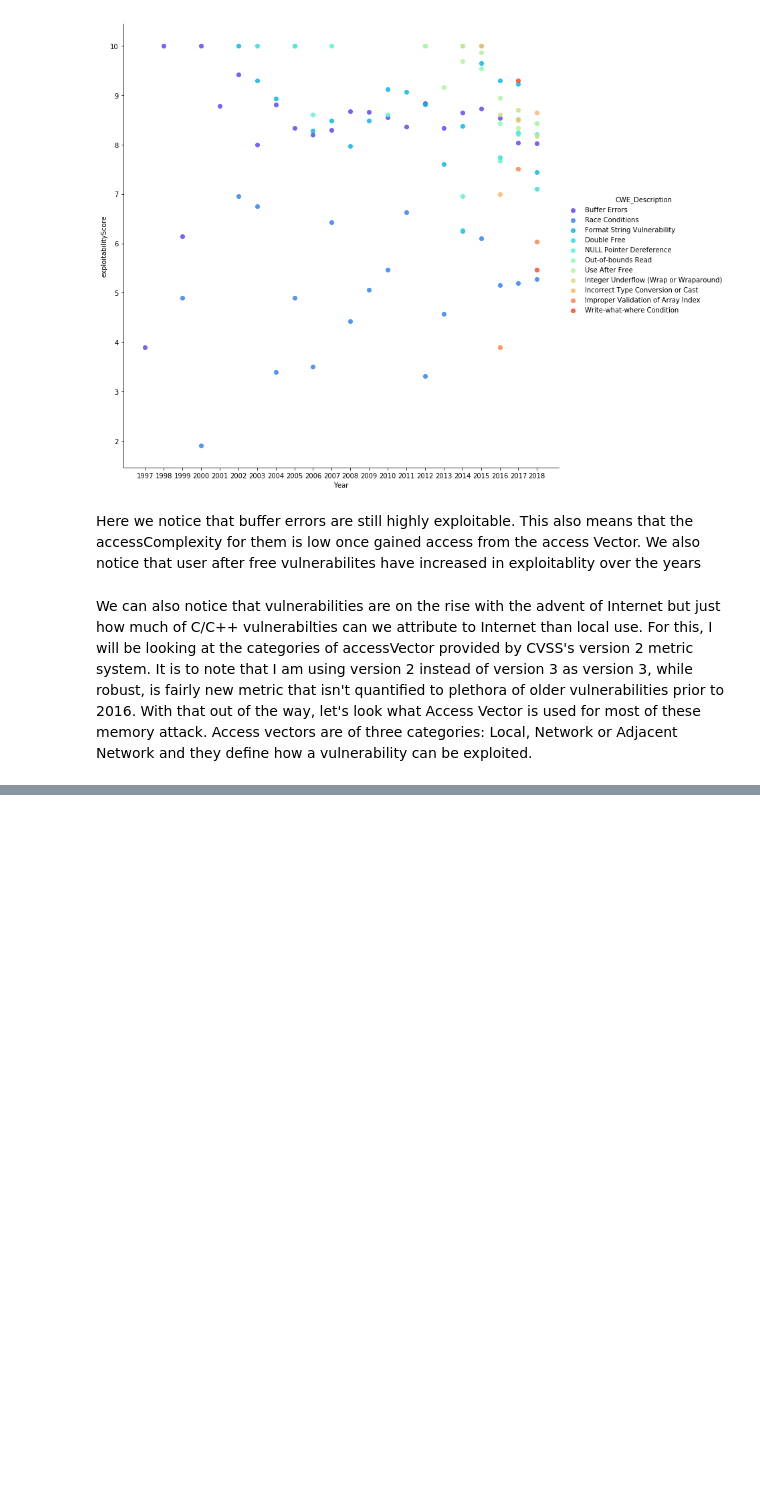
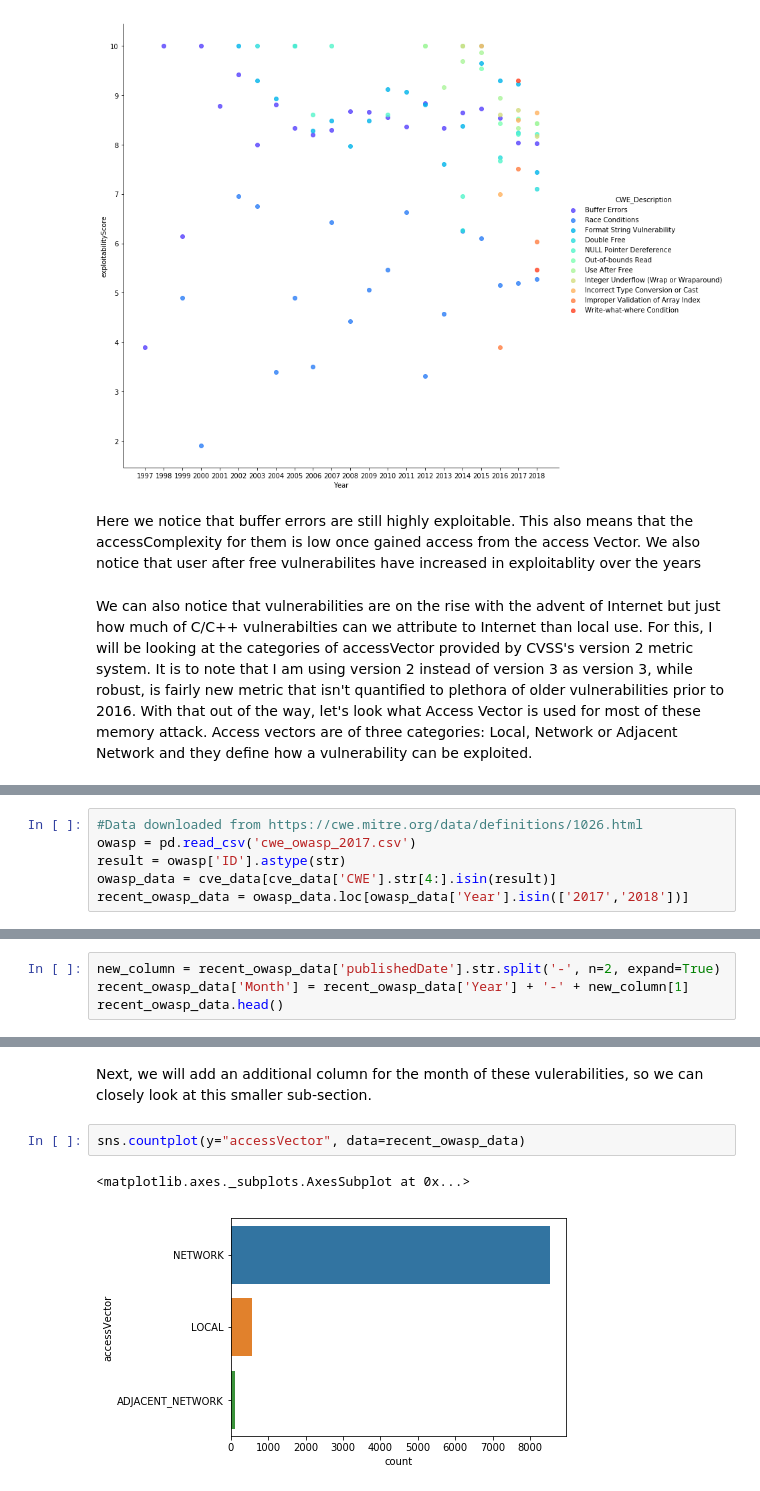
Before and after one commit to suzantrt/CMSC320, a Jupyter notebook: FinalTutorial.ipynb, the cells around one changed output, grey strips where cells are left out. Cells and saved outputs as stored; diff of their text form; blank space fills up the shorter version.

```diff
--- a/FinalTutorial.ipynb
+++ b/FinalTutorial.ipynb
@@ -159,0 +166,6 @@ We can also notice that vulnerabilities are on the rise with the advent of Inter
+# %%
+#Data downloaded from https://cwe.mitre.org/data/definitions/1026.html
+owasp = pd.read_csv('cwe_owasp_2017.csv')
+result = owasp['ID'].astype(str)
+owasp_data = cve_data[cve_data['CWE'].str[4:].isin(result)]
+recent_owasp_data = owasp_data.loc[owasp_data['Year'].isin(['2017','2018'])]
@@ -159,0 +176,4 @@ We can also notice that vulnerabilities are on the rise with the advent of Inter
+# %%
+new_column = recent_owasp_data['publishedDate'].str.split('-', n=2, expand=True)
+recent_owasp_data['Month'] = recent_owasp_data['Year'] + '-' + new_column[1]
+recent_owasp_data.head()
@@ -159,0 +187,7 @@ We can also notice that vulnerabilities are on the rise with the advent of Inter
+# %% [markdown]
+Next, we will add an additional column for the month of these vulerabilities, so we can closely look at this smaller sub-section.
+# %%
+sns.countplot(y="accessVector", data=recent_owasp_data)
+# %% [output]
+<matplotlib.axes._subplots.AxesSubplot at 0x...>
+[figure, added]
```
Also changed, not shown: parts of 12 cells of this notebook, 1 other file.
